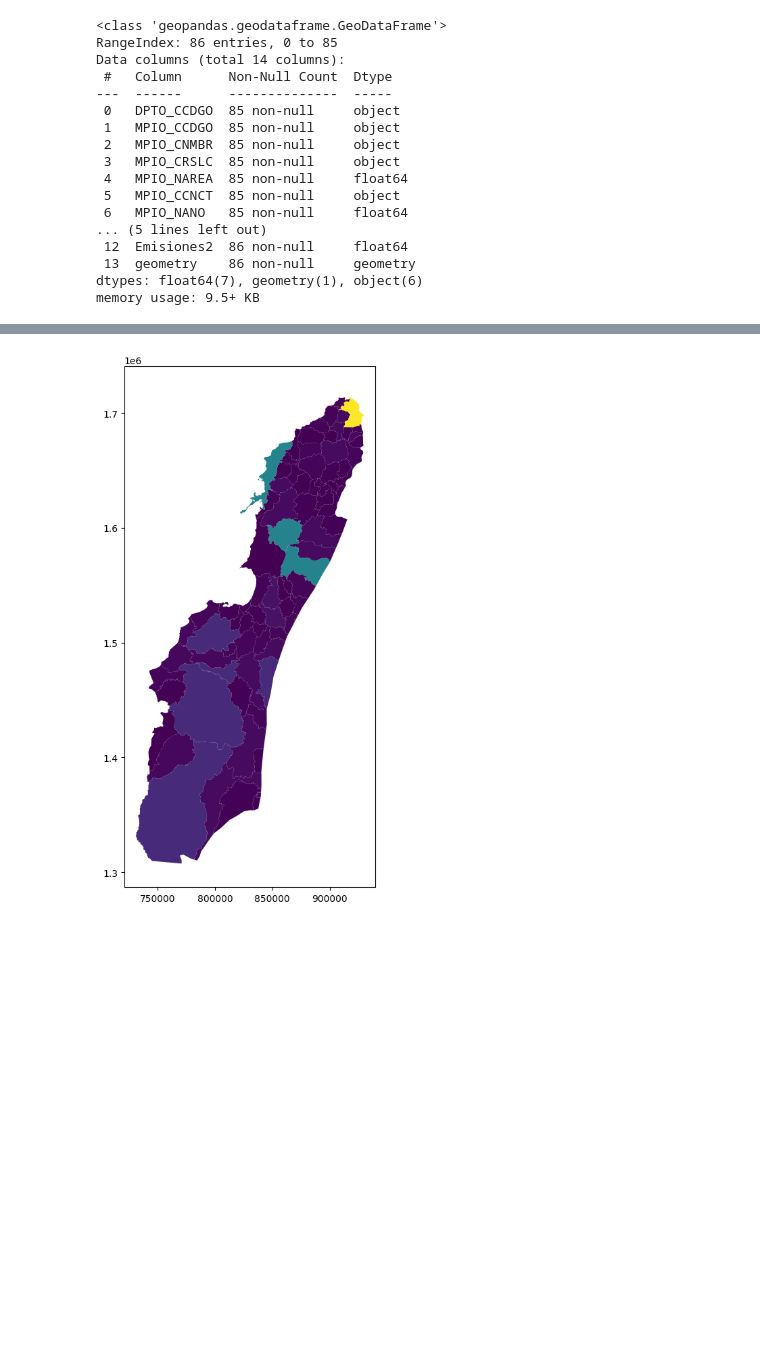
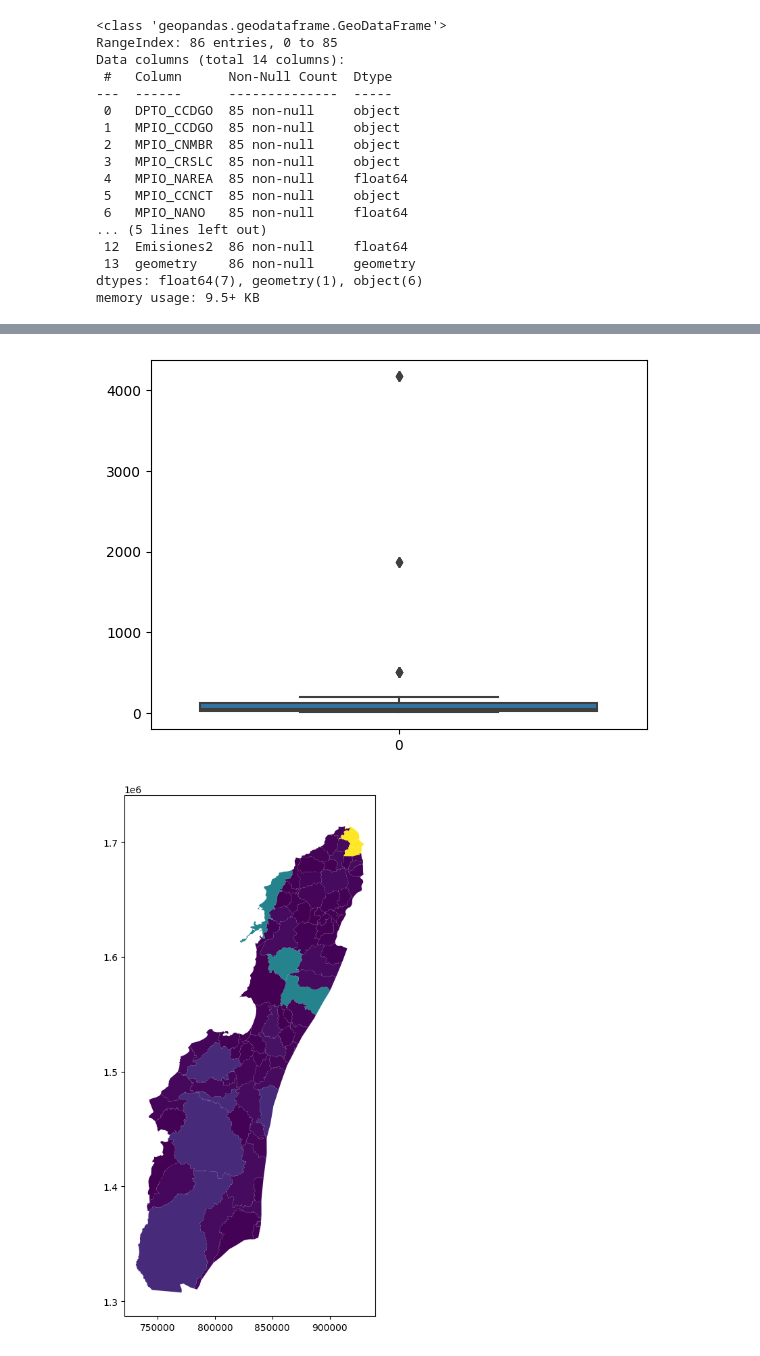
Before and after one commit to Anggarciaar/Proyecto_AnalisisGeoespacial, a Jupyter notebook: Proyecto_AnalisisGeoespacial.ipynb, the cells around one changed output, grey strips where cells are left out. Saved outputs shown, nothing was run; the diff lists cells and outputs as text; code cells hidden in the pictures; blank space fills up the shorter version.

```diff
--- a/Proyecto_AnalisisGeoespacial.ipynb
+++ b/Proyecto_AnalisisGeoespacial.ipynb
@@ -263,3 +261,7 @@ Ciudades.head(2)
+# %%
+sns.boxplot(Ciudades['Emisiones']);
+# %% [output]
+[figure, added]
 # %%
 import matplotlib.pyplot as plt
 fig, ax = plt.subplots(figsize=(12,10))
```
Also changed, not shown: parts of 29 cells of this notebook.
